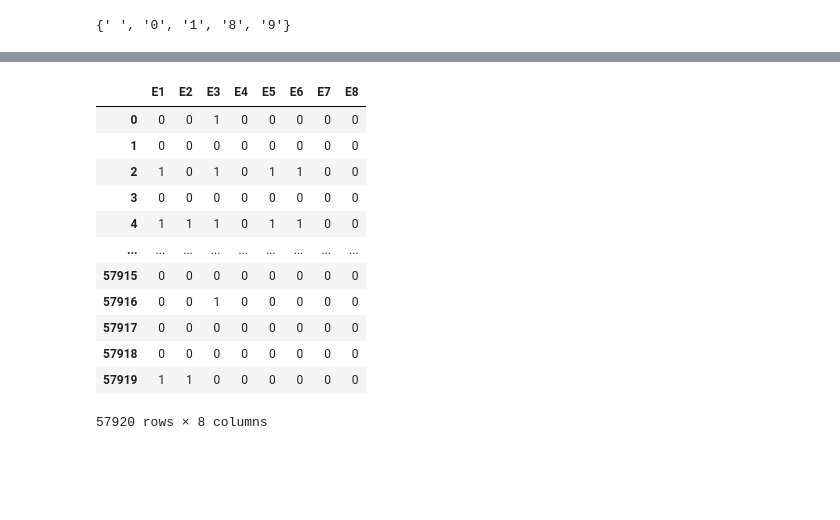
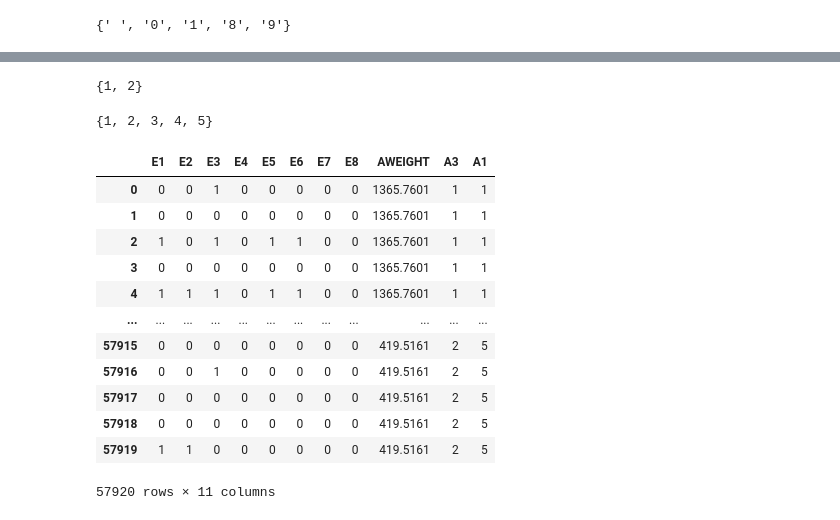
Before and after one commit to Jittiya/Co-operative-Education-Science., a Jupyter notebook: FIES.ipynb, the cells around one changed output, grey strips where cells are left out. Drawn from its saved outputs; the diff is of its cells as text; code cells hidden in the pictures; blank space fills up the shorter version.

```diff
--- a/FIES.ipynb
+++ b/FIES.ipynb
@@ -62,17 +82,25 @@ set(data1['E8'])
+# %%
+set(data1['A3'])   #Urban ในเขต "1" or นอกเขต "2"
+# %% [output]
+{1, 2}
+# %%
+set(data1['A1'])  #Region 1 = กรุงเทพมหานคร, 2 = ภาคกลาง (ไม่รวมกรุงเทพมหานคร), 3 = ภาคเหนือ, 4 = ภาคตะวันออกเฉียงเหนือ, 5 = ภาคใต้
+# %% [output]
+{1, 2, 3, 4, 5}
 # %%
-data1_cut = data1[['E1','E2','E3','E4','E5','E6','E7','E8']]  # เลือกข้อมูลที่ต้องการ
+data1_cut = data1[['E1','E2','E3','E4','E5','E6','E7','E8','AWEIGHT','A3','A1']]  # เลือกข้อมูลที่ต้องการ
 data1_cut
 # %% [output]
-|  | E1 | E2 | E3 | E4 | E5 | E6 | E7 | E8 |
-| 0 | 0 | 0 | 1 | 0 | 0 | 0 | 0 | 0 |
-| 1 | 0 | 0 | 0 | 0 | 0 | 0 | 0 | 0 |
-| 2 | 1 | 0 | 1 | 0 | 1 | 1 | 0 | 0 |
-| 3 | 0 | 0 | 0 | 0 | 0 | 0 | 0 | 0 |
-| 4 | 1 | 1 | 1 | 0 | 1 | 1 | 0 | 0 |
-| ... | ... | ... | ... | ... | ... | ... | ... | ... |
-| 57915 | 0 | 0 | 0 | 0 | 0 | 0 | 0 | 0 |
-| 57916 | 0 | 0 | 1 | 0 | 0 | 0 | 0 | 0 |
-| 57917 | 0 | 0 | 0 | 0 | 0 | 0 | 0 | 0 |
-| 57918 | 0 | 0 | 0 | 0 | 0 | 0 | 0 | 0 |
-| 57919 | 1 | 1 | 0 | 0 | 0 | 0 | 0 | 0 |
+|  | E1 | E2 | E3 | E4 | E5 | E6 | E7 | E8 | AWEIGHT | A3 | A1 |
+| 0 | 0 | 0 | 1 | 0 | 0 | 0 | 0 | 0 | 1365.7601 | 1 | 1 |
+| 1 | 0 | 0 | 0 | 0 | 0 | 0 | 0 | 0 | 1365.7601 | 1 | 1 |
+| 2 | 1 | 0 | 1 | 0 | 1 | 1 | 0 | 0 | 1365.7601 | 1 | 1 |
+| 3 | 0 | 0 | 0 | 0 | 0 | 0 | 0 | 0 | 1365.7601 | 1 | 1 |
+| 4 | 1 | 1 | 1 | 0 | 1 | 1 | 0 | 0 | 1365.7601 | 1 | 1 |
+| ... | ... | ... | ... | ... | ... | ... | ... | ... | ... | ... | ... |
+| 57915 | 0 | 0 | 0 | 0 | 0 | 0 | 0 | 0 | 419.5161 | 2 | 5 |
+| 57916 | 0 | 0 | 1 | 0 | 0 | 0 | 0 | 0 | 419.5161 | 2 | 5 |
+| 57917 | 0 | 0 | 0 | 0 | 0 | 0 | 0 | 0 | 419.5161 | 2 | 5 |
+| 57918 | 0 | 0 | 0 | 0 | 0 | 0 | 0 | 0 | 419.5161 | 2 | 5 |
+| 57919 | 1 | 1 | 0 | 0 | 0 | 0 | 0 | 0 | 419.5161 | 2 | 5 |
-57920 rows × 8 columns
+57920 rows × 11 columns
```
Also changed, not shown: parts of 2 cells of this notebook.
